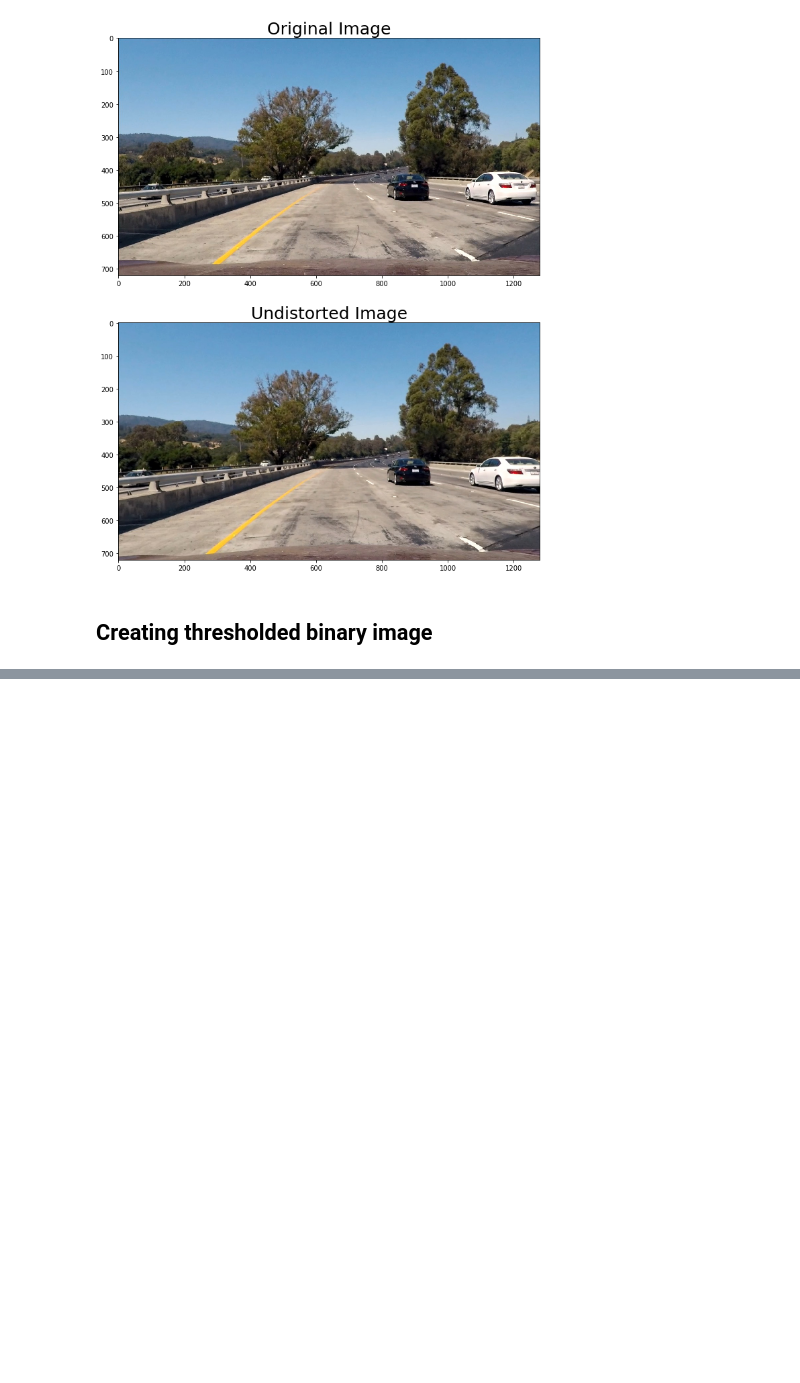
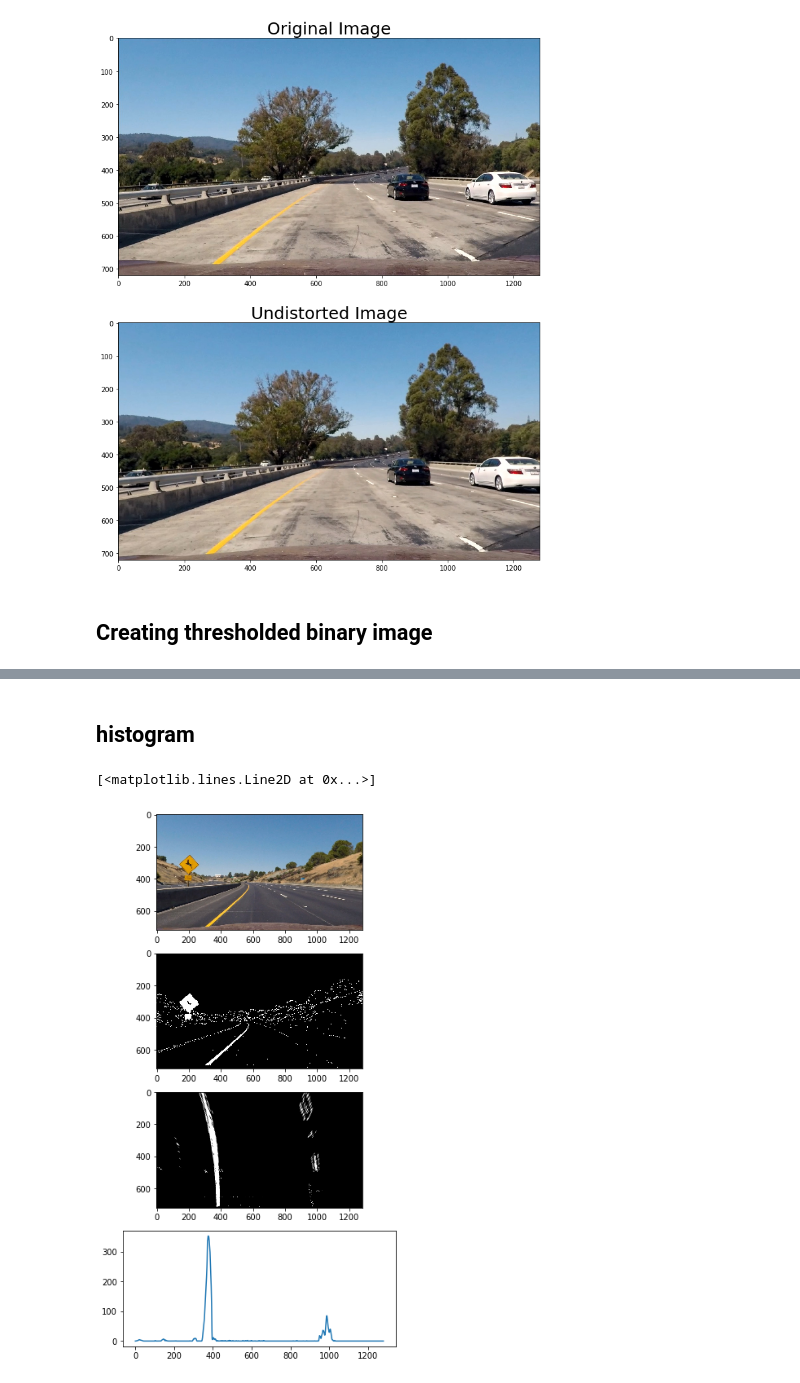
Before and after one commit to patricksu/CarND-Advanced-Lane-Lines, a Jupyter notebook: examples/example.ipynb, the cells around one changed output, grey strips where cells are left out. Cells and saved outputs as stored; diff of their text form; code cells hidden in the pictures; blank space fills up the shorter version.

```diff
--- a/examples/example.ipynb
+++ b/examples/example.ipynb
@@ -230,0 +244,18 @@ plt.subplots_adjust(left=0., right=1, top=0.95, bottom=0.05)
+# %% [markdown]
+## histogram
+# %%
+image = mpimg.imread('../test_images/test2.jpg')
+undist = cv2.undistort(image, cameraMatrix, distCoeffs, None, cameraMatrix)
+img_size = image.shape[:2][::-1]
+color, gray = pipeline(undist, x_thresh = (20, 100), y_thresh = (20, 100), mag_thresh = (50, 100), dir_thresh=(.7, 1.3), color_thresh=(160, 255))
+binary_warped = cv2.warpPerspective(gray, M, img_size, flags=cv2.INTER_LINEAR)
+
+f, (ax1, ax2, ax3, ax4) = plt.subplots(4, 1, figsize = (6,12))
+ax1.imshow(undist)
+ax2.imshow(gray, cmap='gray')
+ax3.imshow(binary_warped, cmap='gray')
+histogram = np.sum(binary_warped[binary_warped.shape[0]//2:,:], axis=0)
+ax4.plot(histogram)
+# %% [output]
+[<matplotlib.lines.Line2D at 0x...>]
+[figure, added]
```
Also changed, not shown: parts of 14 cells of this notebook, 27 other files.
